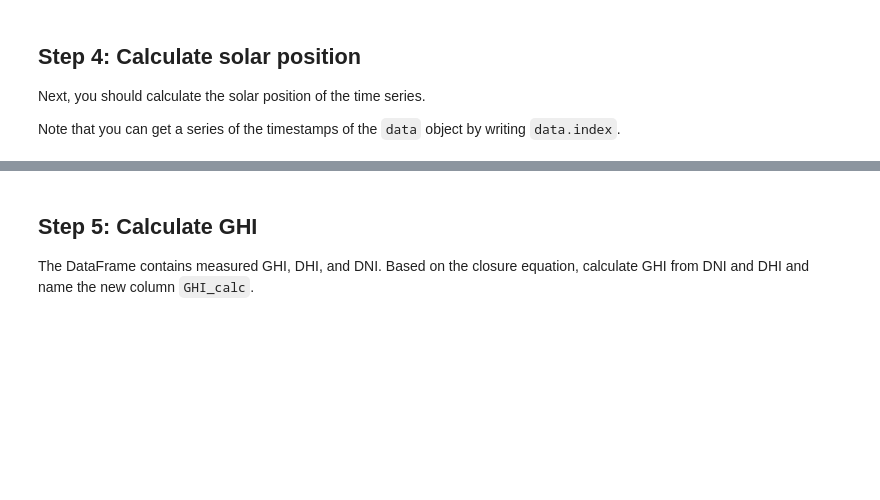
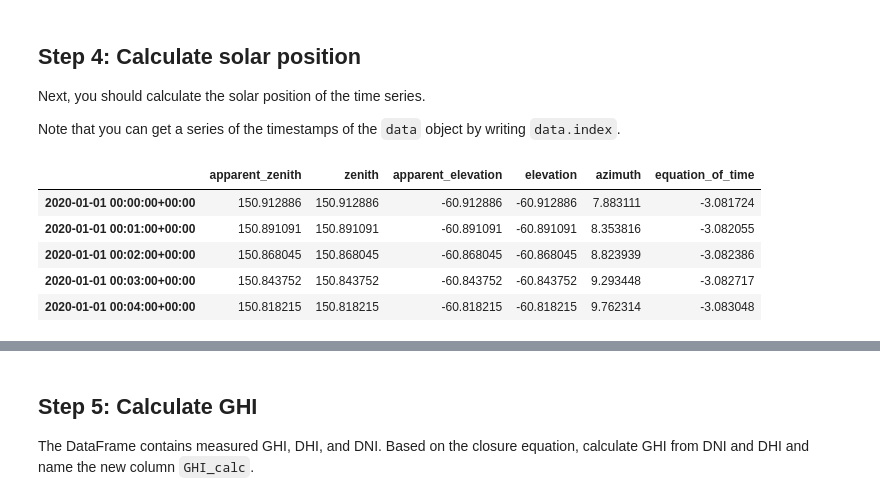
Before and after one commit to Crisfengu/46120-PiWE, a Jupyter notebook: measurement_data_bsrn.ipynb, the cells around one changed output, grey strips where cells are left out. Cells and saved outputs as stored; diff of their text form; code cells hidden in the pictures; blank space fills up the shorter version.

```diff
--- a/measurement_data_bsrn.ipynb
+++ b/measurement_data_bsrn.ipynb
@@ -61,0 +110,11 @@ Note that you can get a series of the timestamps of the ``data`` object by writi
+# %%
+solpos = location.get_solarposition(data.index)
+
+solpos.head()  # Inspect the first 5 rows
+# %% [output]
+|  | apparent_zenith | zenith | apparent_elevation | elevation | azimuth | equation_of_time |
+| 2020-01-01 00:00:00+00:00 | 150.912886 | 150.912886 | -60.912886 | -60.912886 | 7.883111 | -3.081724 |
+| 2020-01-01 00:01:00+00:00 | 150.891091 | 150.891091 | -60.891091 | -60.891091 | 8.353816 | -3.082055 |
+| 2020-01-01 00:02:00+00:00 | 150.868045 | 150.868045 | -60.868045 | -60.868045 | 8.823939 | -3.082386 |
+| 2020-01-01 00:03:00+00:00 | 150.843752 | 150.843752 | -60.843752 | -60.843752 | 9.293448 | -3.082717 |
+| 2020-01-01 00:04:00+00:00 | 150.818215 | 150.818215 | -60.818215 | -60.818215 | 9.762314 | -3.083048 |
```
Also changed, not shown: parts of 7 cells of this notebook.
